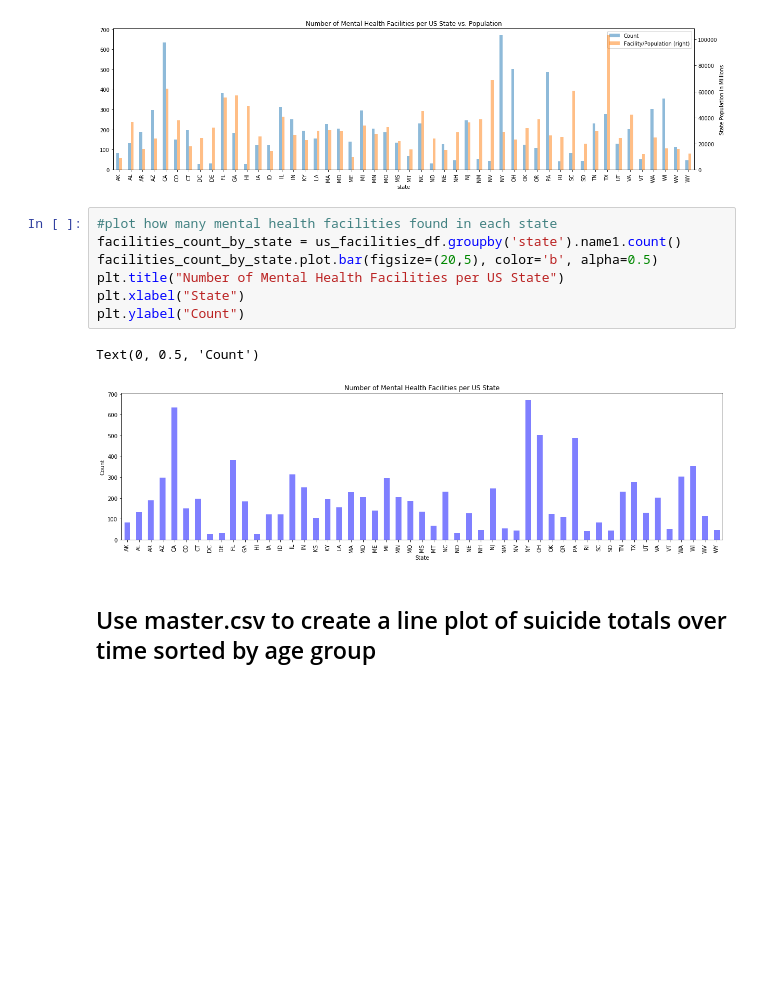
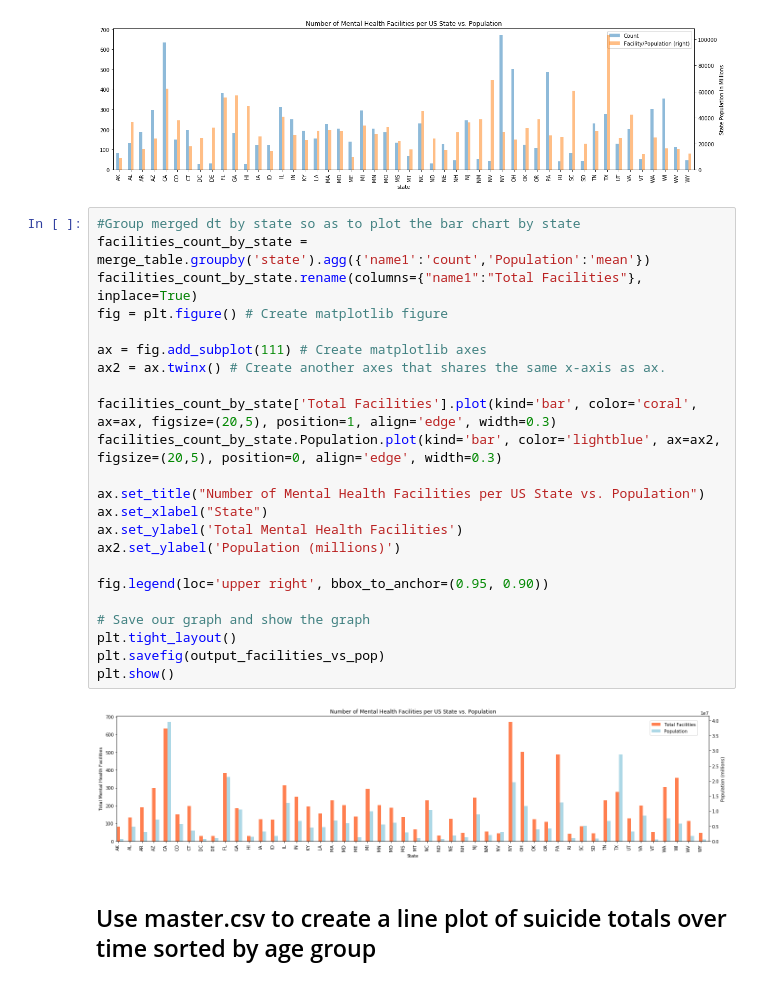
Before and after one commit to aeclaman/Project1, a Jupyter notebook: notebooks/amy.ipynb, the cells around one changed output. Drawn from its saved outputs; the diff is of its cells as text; blank space fills up the shorter version.

```diff
--- a/notebooks/amy.ipynb
+++ b/notebooks/amy.ipynb
@@ -170,16 +173,31 @@ plt.ylabel("State Population in Millions")
 # %% [output]
 Text(0, 0.5, 'State Population in Millions')
 [figure]
-# %%
-#plot how many mental health facilities found in each state
-facilities_count_by_state = us_facilities_df.groupby('state').name1.count()
-facilities_count_by_state.plot.bar(figsize=(20,5), color='b', alpha=0.5)
-plt.title("Number of Mental Health Facilities per US State")
-plt.xlabel("State")
-plt.ylabel("Count")
-# %% [output]
-Text(0, 0.5, 'Count')
-[figure, removed]
+# %%
+#Group merged dt by state so as to plot the bar chart by state
+facilities_count_by_state = merge_table.groupby('state').agg({'name1':'count','Population':'mean'})
+facilities_count_by_state.rename(columns={"name1":"Total Facilities"}, inplace=True)
+fig = plt.figure() # Create matplotlib figure
+
+ax = fig.add_subplot(111) # Create matplotlib axes
+ax2 = ax.twinx() # Create another axes that shares the same x-axis as ax.
+
+facilities_count_by_state['Total Facilities'].plot(kind='bar', color='coral', ax=ax, figsize=(20,5), position=1, align='edge', width=0.3)
+facilities_count_by_state.Population.plot(kind='bar', color='lightblue', ax=ax2, figsize=(20,5), position=0, align='edge', width=0.3)
+
+ax.set_title("Number of Mental Health Facilities per US State vs. Population")
+ax.set_xlabel("State")
+ax.set_ylabel('Total Mental Health Facilities')
+ax2.set_ylabel('Population (millions)')
+
+fig.legend(loc='upper right', bbox_to_anchor=(0.95, 0.90))
+
+# Save our graph and show the graph
+plt.tight_layout()
+plt.savefig(output_facilities_vs_pop)
+plt.show()
+# %% [output]
+[figure, added]
 # %% [markdown]
 ## Use master.csv to create a line plot of suicide totals over time sorted by age group
 # %%
```
Also changed, not shown: parts of 22 cells of this notebook, 6 other files.
